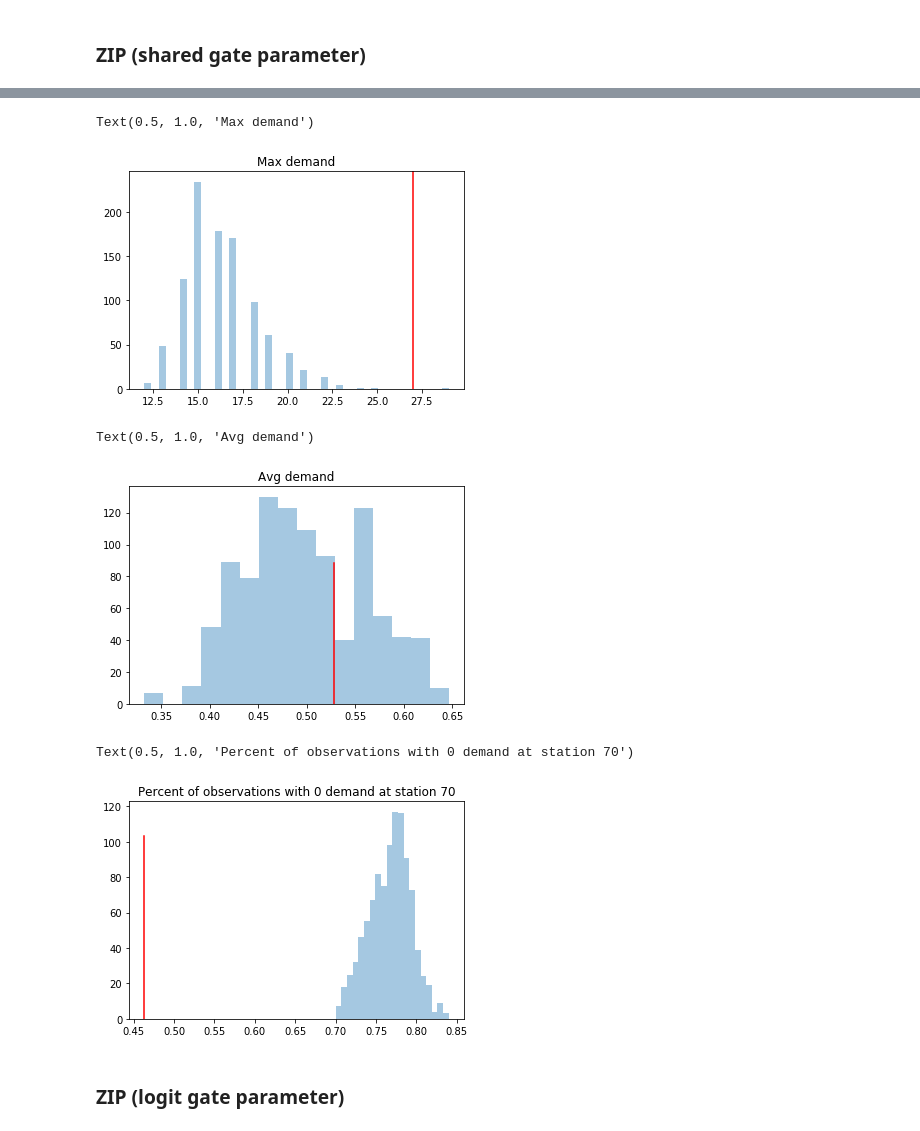
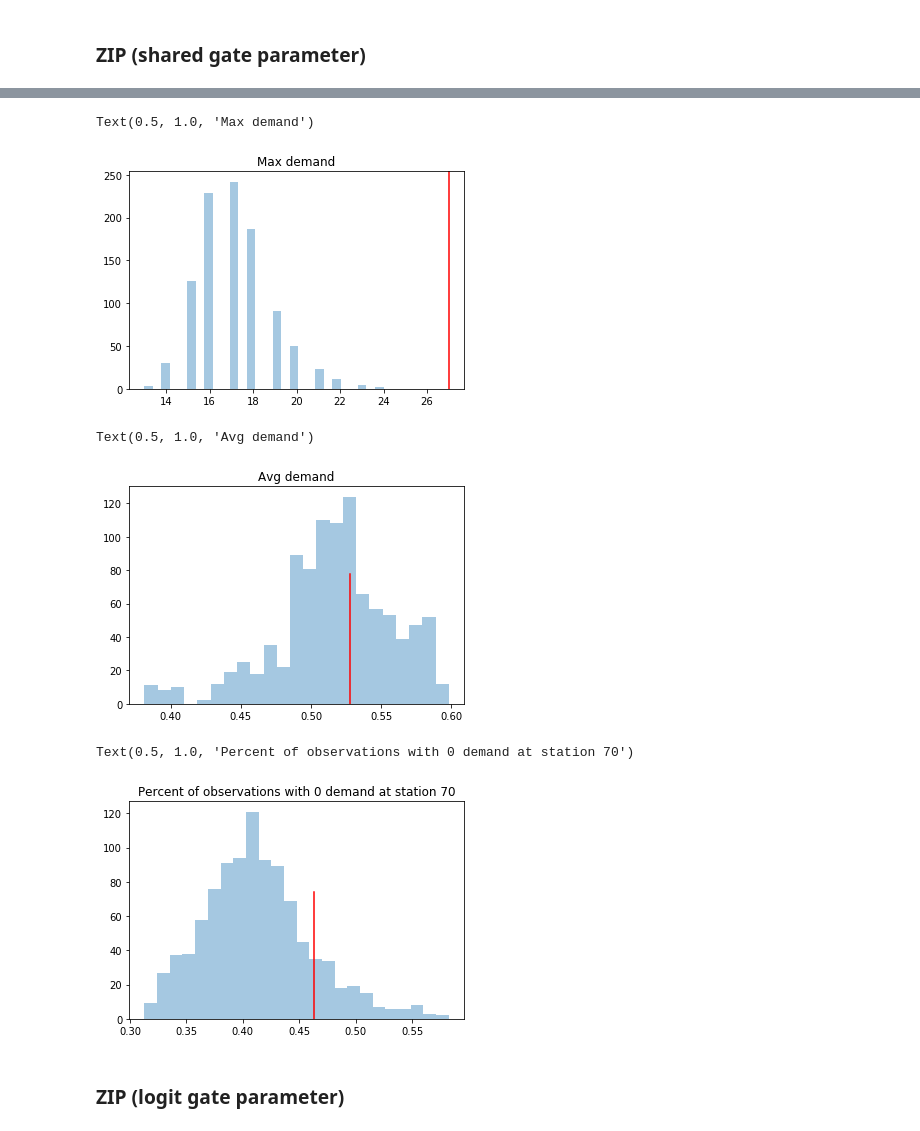
Before and after one commit to ssharpe42/probprog-finalproject, a Jupyter notebook: notebooks/Model Comparison.ipynb, the cells around one changed output, grey strips where cells are left out. Saved outputs shown, nothing was run; the diff lists cells and outputs as text; code cells hidden in the pictures.

Commit message:
add weekday; fix model errors; fix ppd comparison with test not train

```diff
--- a/notebooks/Model Comparison.ipynb
+++ b/notebooks/Model Comparison.ipynb
@@ -81,8 +167,9 @@ Text(0.5, 1.0, 'Avg demand')
 # %% [markdown]
 ### ZIP (shared gate parameter)
 # %%
-z_data, z_features = zipreg_model.feature_generation(train)
-z = zipreg_model.ZIPoissReg(z_features, z_data)
+z_data, z_features = zipreg.feature_generation(train)
+z_data_test,_ = zipreg.feature_generation(test)
+z = zipreg.ZIPoissReg(z_features, z_data)
 # %%
 # Perform SVI
 svi_zip, elbo_loss = run_svi(z.model, z.guide,
@@ -110,13 +197,13 @@ Elbo loss: 60421.2421875
 # %%
-# svi_posterior_zip = get_svi_posterior(z_data['data'], z_data['demand'],
-#                                 model = z.model,
-#                                   guide = z.guide,
-#                                   filename='../models/svi_zip_params.pkl')
+svi_posterior_zip = get_svi_posterior(z_data['data'], z_data['demand'],
+                                model = z.model,
+                                  guide = z.guide,
+                                  filename='../models/svi_zip_params.pkl')
 # %%
 post_samples_zip = posterior_samples(
     z.wrapped_model,
     svi_posterior_zip,
-    z_data,
+    z_data_test,
     ['obs'],
     num_samples=1000)
 # %%
@@ -137,22 +224,22 @@ compare_test_statistic(test.demand.values, post_samples_zip[:,0,:],
 plt.title('Max demand')
 # %% [output]
 Text(0.5, 1.0, 'Max demand')
-[figure, old version]
+[figure, new version]
 # %%
 compare_test_statistic(test.demand.values, post_samples_zip[:,0,:],
                        stat=mean)
 plt.title('Avg demand')
 # %% [output]
 Text(0.5, 1.0, 'Avg demand')
-[figure, old version]
+[figure, new version]
 # %%
-station_indx = (test.start_station_id==70)
-compare_test_statistic(test[station_indx ].demand.values, post_samples_zip[:,:,station_indx.values ],
+station_indx = ((test.start_station_id==70))
+compare_test_statistic(test[station_indx ].demand.values, post_samples_zip[:,:,station_indx],
                        stat=perc_0)
 plt.title('Percent of observations with 0 demand at station 70')
 # %% [output]
 Text(0.5, 1.0, 'Percent of observations with 0 demand at station 70')
-[figure, old version]
+[figure, new version]
 # %% [markdown]
 ### ZIP (logit gate parameter)
 # %%
```
Also changed, not shown: parts of 46 cells of this notebook, 13 other files.
